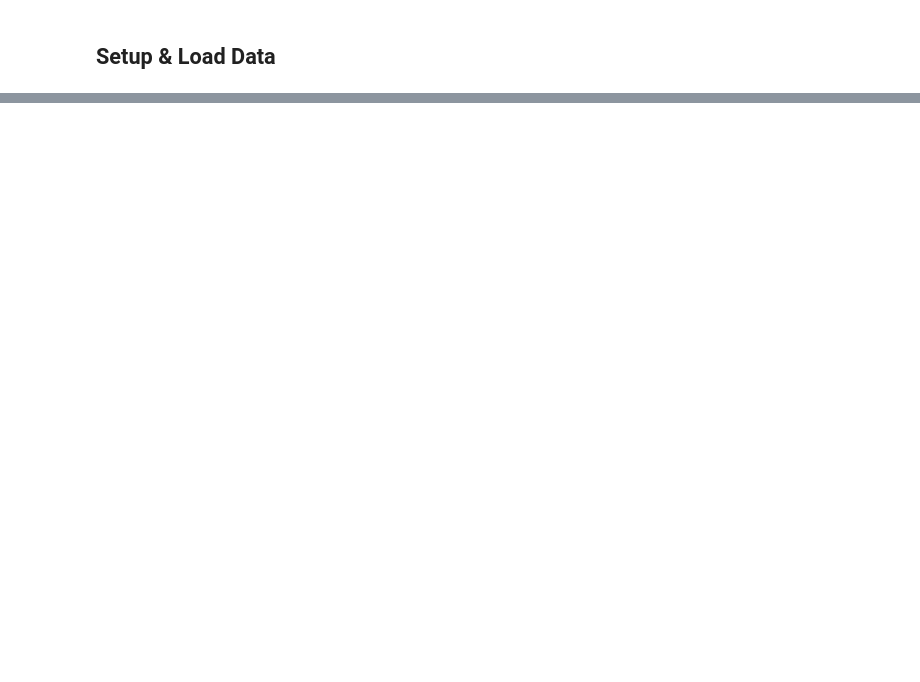
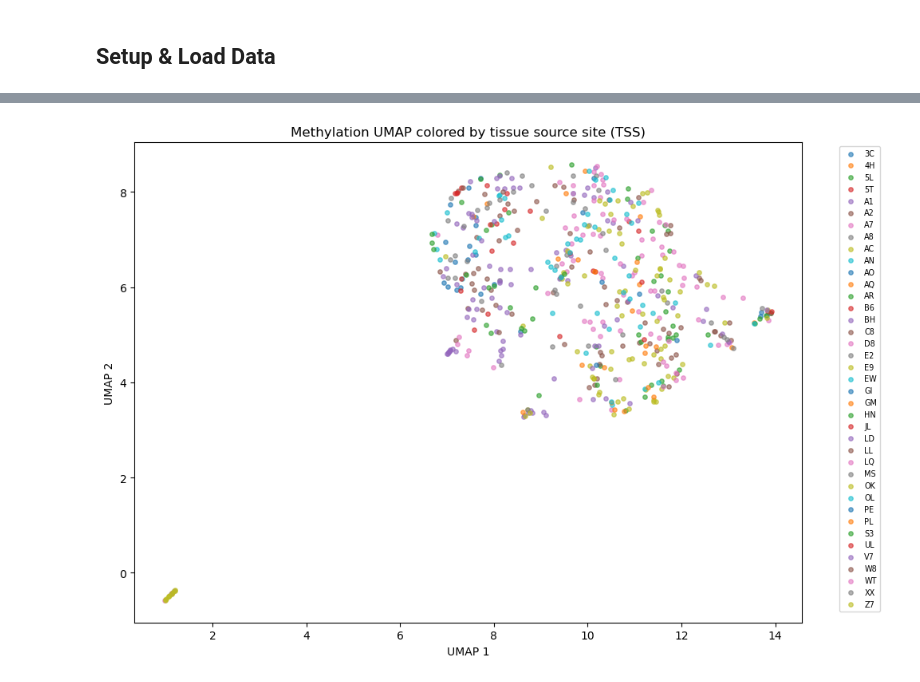
Before and after one commit to 8624fu/semester_project, a Jupyter notebook: notebooks/06b_EDA_Extension.ipynb, the cells around one changed output, grey strips where cells are left out. Cells and saved outputs as stored; diff of their text form; code cells hidden in the pictures; blank space fills up the shorter version.

```diff
--- a/notebooks/06b_EDA_Extension.ipynb
+++ b/notebooks/06b_EDA_Extension.ipynb
@@ -867,0 +112,82 @@ print(clinical.head())
+# %%
+# Methylation batch check
+tss = pd.Series([pid.split("-")[1] for pid in meth_clean.index], index=meth_clean.index, name="TSS")
+pca_batch = PCA(n_components=10, random_state=42)
+pcs_batch = pca_batch.fit_transform(StandardScaler().fit_transform(meth_clean))
+
+fig, ax = plt.subplots(figsize=(10, 7))
+for site in tss.unique():
+    mask = (tss == site).values
+    ax.scatter(pcs_batch[mask, 0], pcs_batch[mask, 1], label=site, s=15, alpha=0.6)
+ax.set_xlabel(f"PC1 ({pca_batch.explained_variance_ratio_[0]*100:.1f}%)")
+ax.set_ylabel(f"PC2 ({pca_batch.explained_variance_ratio_[1]*100:.1f}%)")
+ax.set_title("Methylation PCA colored by tissue source site (TSS)")
+ax.legend(fontsize=7, bbox_to_anchor=(1.05, 1), loc="upper left")
+plt.tight_layout()
+plt.savefig("../results/figures/meth_pca_batch_check.png", dpi=300)
+plt.show()
+
+tss_enc = LabelEncoder().fit_transform(tss)
+r2_meth = np.mean([LinearRegression().fit(tss_enc.reshape(-1,1), pcs_batch[:,i].reshape(-1,1))
+                   .score(tss_enc.reshape(-1,1), pcs_batch[:,i].reshape(-1,1)) for i in range(10)])
+
+
+# Methylation batch check — UMAP
+reducer_meth_batch = umap.UMAP(n_components=2, random_state=42)
+meth_umap_batch = reducer_meth_batch.fit_transform(StandardScaler().fit_transform(meth_clean))
+
+fig, ax = plt.subplots(figsize=(10, 7))
+for site in tss.unique():
+    mask = (tss == site).values
+    ax.scatter(meth_umap_batch[mask, 0], meth_umap_batch[mask, 1], label=site, s=15, alpha=0.6)
+ax.set_xlabel("UMAP 1")
+ax.set_ylabel("UMAP 2")
+ax.set_title("Methylation UMAP colored by tissue source site (TSS)")
+ax.legend(fontsize=7, bbox_to_anchor=(1.05, 1), loc="upper left")
+plt.tight_layout()
+plt.savefig("../results/figures/meth_umap_batch_check.png", dpi=300)
+plt.show()
+
+# RNA batch check — PCA plot
+tss_rna = pd.Series([pid.split("-")[1] for pid in rna.index], index=rna.index, name="TSS")
+rna_scaled_batch = StandardScaler().fit_transform(rna)
+pca_rna_b = PCA(n_components=10, random_state=42)
+pcs_rna_b = pca_rna_b.fit_transform(rna_scaled_batch)
+
+fig, ax = plt.subplots(figsize=(10, 7))
+for site in tss_rna.unique():
+    mask = (tss_rna == site).values
+    ax.scatter(pcs_rna_b[mask, 0], pcs_rna_b[mask, 1], label=site, s=15, alpha=0.6)
+ax.set_xlabel(f"PC1 ({pca_rna_b.explained_variance_ratio_[0]*100:.1f}%)")
+ax.set_ylabel(f"PC2 ({pca_rna_b.explained_variance_ratio_[1]*100:.1f}%)")
+ax.set_title("RNA PCA colored by tissue source site (TSS)")
+ax.legend(fontsize=7, bbox_to_anchor=(1.05, 1), loc="upper left")
+plt.tight_layout()
+plt.savefig("../results/figures/rna_pca_batch_check.png", dpi=300)
+plt.show()
+
+# RNA batch check — UMAP
+import umap
+reducer_rna_batch = umap.UMAP(n_components=2, random_state=42)
+rna_umap_batch = reducer_rna_batch.fit_transform(rna_scaled_batch)
+
+fig, ax = plt.subplots(figsize=(10, 7))
+for site in tss_rna.unique():
+    mask = (tss_rna == site).values
+    ax.scatter(rna_umap_batch[mask, 0], rna_umap_batch[mask, 1], label=site, s=15, alpha=0.6)
+ax.set_xlabel("UMAP 1")
+ax.set_ylabel("UMAP 2")
+ax.set_title("RNA UMAP colored by tissue source site (TSS)")
+ax.legend(fontsize=7, bbox_to_anchor=(1.05, 1), loc="upper left")
+plt.tight_layout()
+plt.savefig("../results/figures/rna_umap_batch_check.png", dpi=300)
+plt.show()
+
+tss_rna_enc = LabelEncoder().fit_transform(tss_rna)
+r2_rna = np.mean([LinearRegression().fit(tss_rna_enc.reshape(-1,1), pcs_rna_b[:,i].reshape(-1,1))
+                  .score(tss_rna_enc.reshape(-1,1), pcs_rna_b[:,i].reshape(-1,1)) for i in range(10)])
+
+print(f"Methylation batch R² (TSS, PC1-10): {r2_meth:.3f}")
+print(f"RNA batch R² (TSS, PC1-10):         {r2_rna:.3f}")
+print("Interpretation: < 0.1 = acceptable, > 0.2 = concerning")
+# %% [output]
@@ -867,0 +195 @@ print(clinical.head())
+[figure, added]
```
Also changed, not shown: parts of 75 cells of this notebook.
